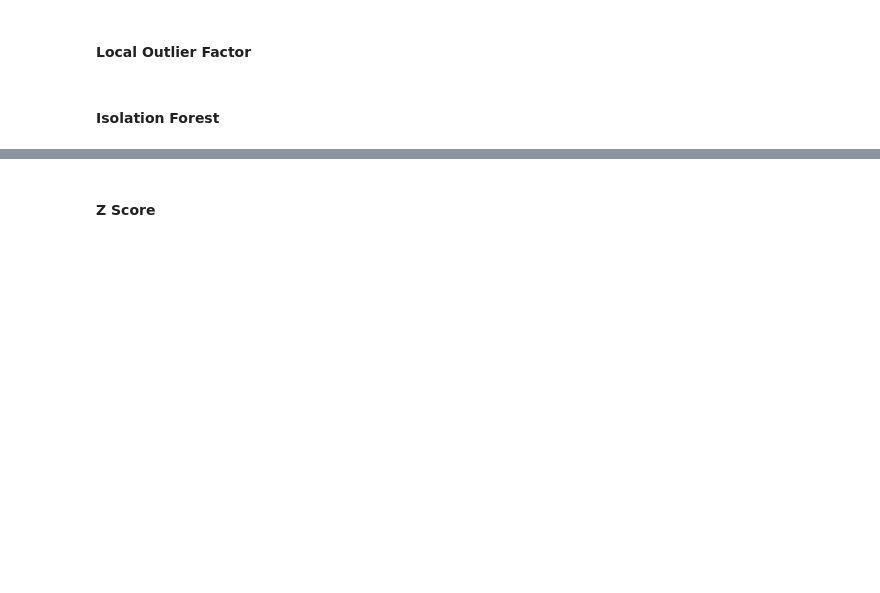
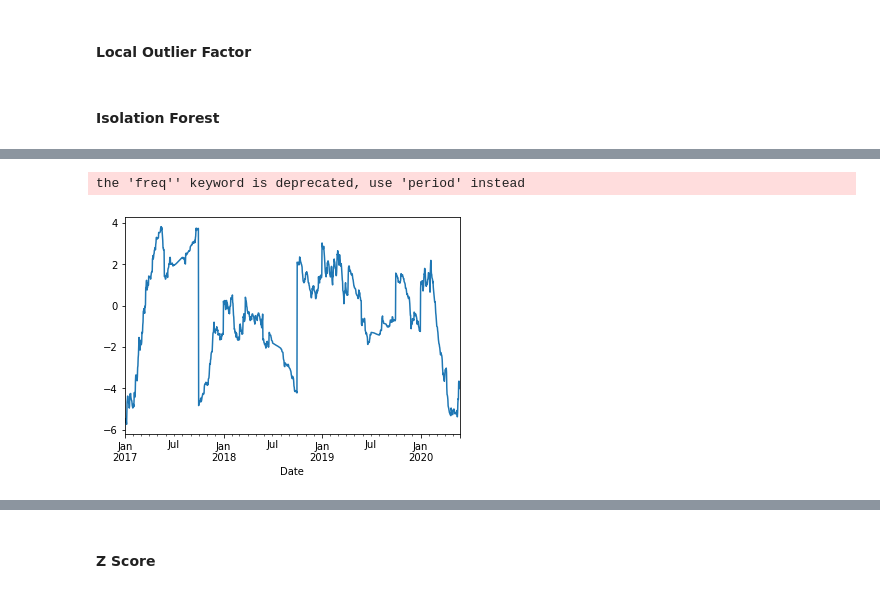
Before and after one commit to geoskimoto/SNOTEL_AnomalyDetection, a Jupyter notebook: AnomalyDetection.ipynb, the cells around one changed output, grey strips where cells are left out. Drawn from its saved outputs; the diff is of its cells as text; code cells hidden in the pictures; blank space fills up the shorter version.

```diff
--- a/AnomalyDetection.ipynb
+++ b/AnomalyDetection.ipynb
@@ -526,0 +625,5 @@ def isolationForest(df, plot_type, contamination, seasonal_differencing):
+# %%
+seasonal_decomposition(df, method='naive')
+# %% [output]
+the 'freq'' keyword is deprecated, use 'period' instead
+[figure, added]
```
Also changed, not shown: parts of 17 cells of this notebook.
